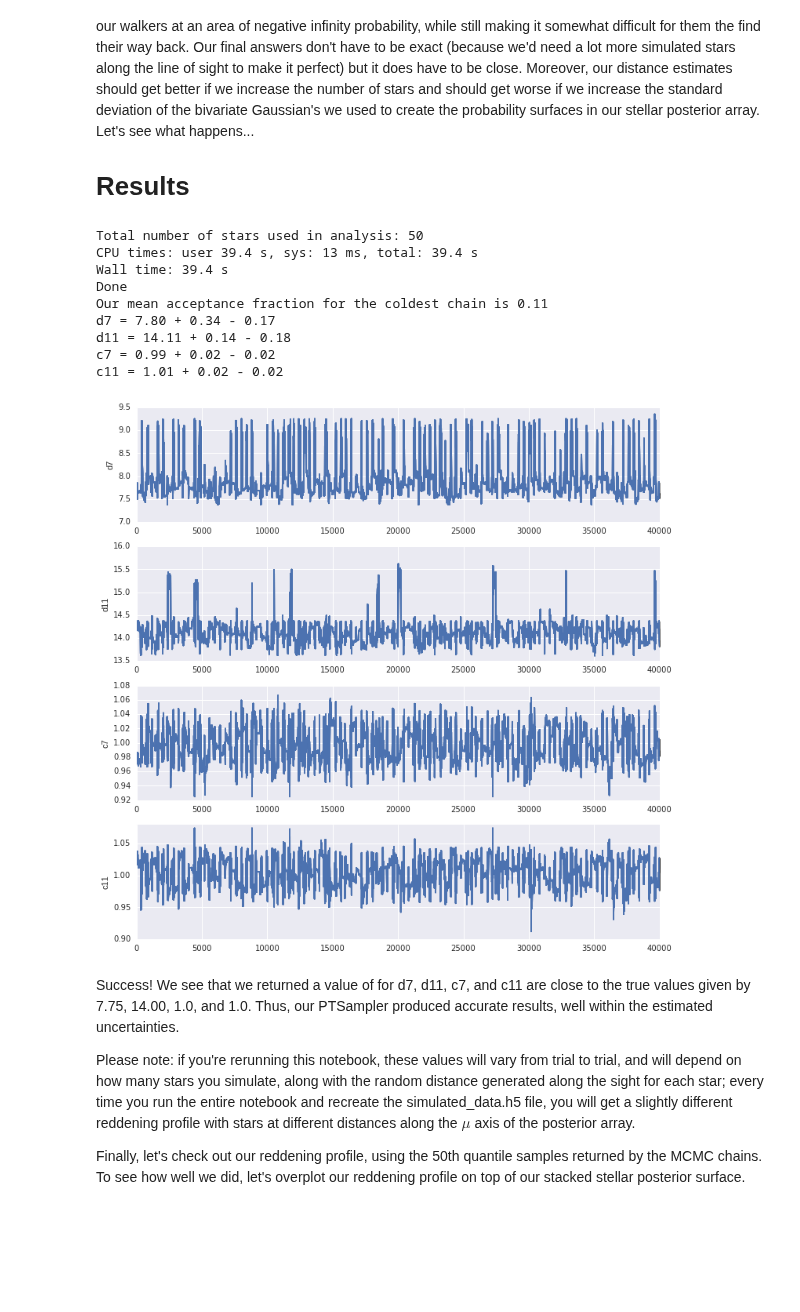
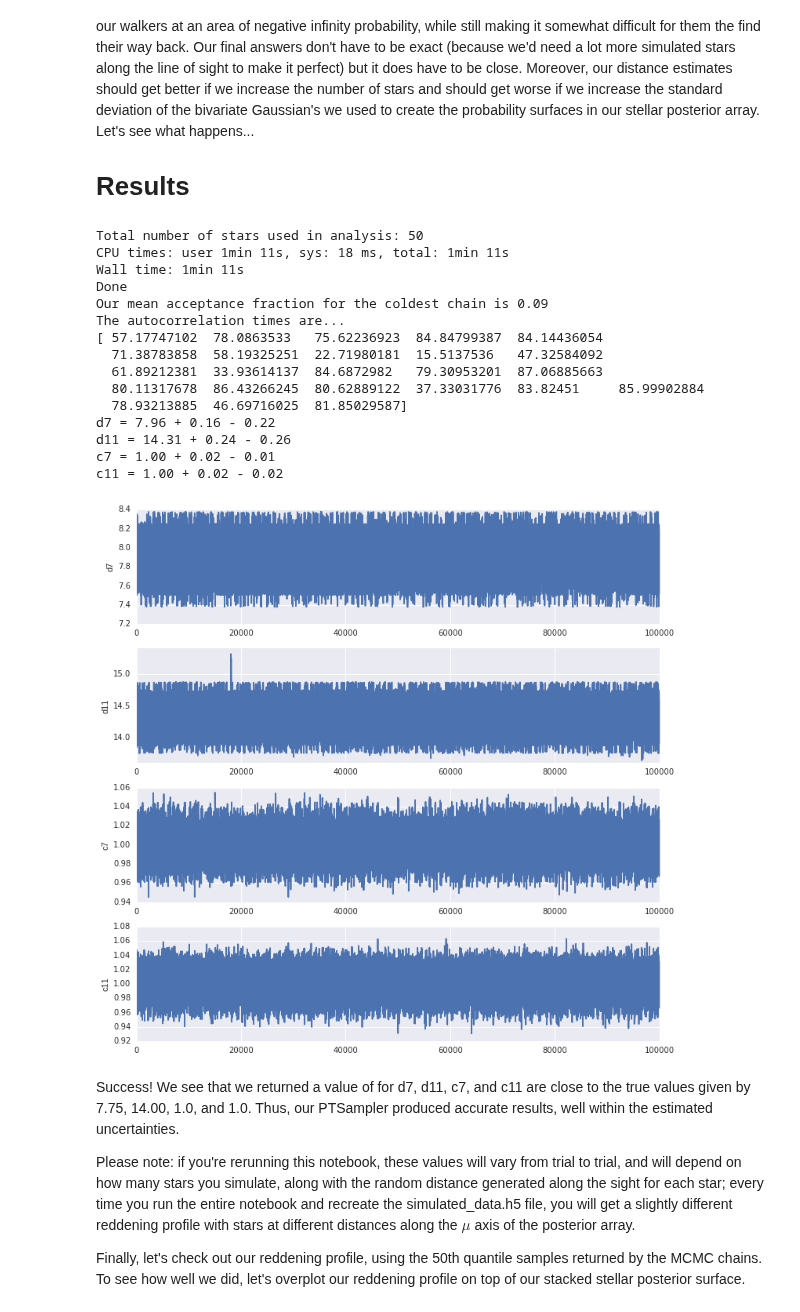
Before and after one commit to catherinezucker/dustcurve, a Jupyter notebook: model.ipynb, the cells around one changed output. Saved outputs shown, nothing was run; the diff lists cells and outputs as text; code cells hidden in the pictures; blank space fills up the shorter version.

Commit message:
added autocorrelation times; fixed the input arguments for plot_posterior

```diff
--- a/model.ipynb
+++ b/model.ipynb
@@ -171,7 +171,7 @@ warnings.filterwarnings("ignore", category=Warning, module="emcee")
 nslices=12
 ndim=24
 nwalkers = 100
-nsteps = 500
+nsteps = 1000
 ntemps=5
 
 #fetch the required likelihood and prior arguments for PTSampler
@@ -190,7 +190,12 @@ starting_positions = [[result + 1e-1*np.random.randn(ndim) for i in range(nwalke
 sampler = emcee.PTSampler(ntemps, nwalkers, ndim, model.log_likelihood, model.log_prior, loglargs=(ldata), logpargs=[pdata])
 
 #burn in, and save final positions for all parameters, which we'll then set off our walkers at for the "real" thing
-post_burn_pos, prob, state = sampler.run_mcmc(starting_positions, 200)
+post_burn_pos, prob, state = sampler.run_mcmc(starting_positions, 300)
+
+#use the autocorrelation times from the burnin run to set the thinning integer for the "real" run.
+#autocorr=sampler.get_autocorr_time()
+#autocorr_cold=autocorr[0,:]
+#thin_int=int(np.mean(autocorr_cold))
 sampler.reset()
 
 # run the sampler. We use iPython's %time directive to tell us
@@ -198,56 +203,67 @@ sampler.reset()
 %time sampler.run_mcmc(post_burn_pos, nsteps)
 print('Done')
 
-#Extract the coldest [beta=1] temperature chain from the sampler object; discard first 100 samples as burnin
-samples_cold = sampler.chain[0,:,100:,:]
+#Extract the coldest [beta=1] temperature chain from the sampler object
+samples_cold = sampler.chain[0,:,:,:]
 traces_cold = samples_cold.reshape(-1, ndim).T
 
 #check out acceptance fraction:
 print("Our mean acceptance fraction for the coldest chain is %.2f" % np.mean(sampler.acceptance_fraction[0]))
+
+#check out the autocorrelation times:
+print("The autocorrelation times are...")
+autocorr=sampler.get_autocorr_time()
+autocorr_cold=autocorr[0,:]
+print(autocorr_cold)
 
 #set up the figures to plot the hot chain
 fig, (ax_d7, ax_d11, ax_c7, ax_c11) = plt.subplots(4, figsize=(10,10))
 plt.tight_layout()
 ax_d7.set(ylabel='d7')
 ax_d11.set(ylabel='d11')
 ax_c7.set(ylabel='c7')
 ax_c11.set(ylabel='c11')
 
 #plot the chains for the first ten walkers
-for i in range(0,10):
-    sns.tsplot(traces_cold[6], ax=ax_d7)
-    sns.tsplot(traces_cold[10], ax=ax_d11)
-    sns.tsplot(traces_cold[18], ax=ax_c7)
-    sns.tsplot(traces_cold[22], ax=ax_c11)
+sns.tsplot(traces_cold[6], ax=ax_d7)
+sns.tsplot(traces_cold[10], ax=ax_d11)
+sns.tsplot(traces_cold[18], ax=ax_c7)
+sns.tsplot(traces_cold[22], ax=ax_c11)
 
 parameter_samples = pd.DataFrame({'d7': traces_cold[6], 'd11': traces_cold[10], 'c7': traces_cold[18], 'c11':traces_cold[22]})
 
 q = parameter_samples.quantile([0.16,0.50,0.84], axis=0)
 
 #what values do we get?
 print("d7 = {:.2f} + {:.2f} - {:.2f}".format(q['d7'][0.50],
                                             q['d7'][0.84]-q['d7'][0.50],
                                             q['d7'][0.50]-q['d7'][0.16]))
 print("d11 = {:.2f} + {:.2f} - {:.2f}".format(q['d11'][0.50],
                                             q['d11'][0.84]-q['d11'][0.50],
                                             q['d11'][0.50]-q['d11'][0.16]))
 print("c7 = {:.2f} + {:.2f} - {:.2f}".format(q['c7'][0.50],
                                             q['c7'][0.84]-q['c7'][0.50],
                                             q['c7'][0.50]-q['c7'][0.16]))
 print("c11 = {:.2f} + {:.2f} - {:.2f}".format(q['c11'][0.50],
                                             q['c11'][0.84]-q['c11'][0.50],
                                             q['c11'][0.50]-q['c11'][0.16]))
 # %% [output]
 Total number of stars used in analysis: 50
-CPU times: user 39.4 s, sys: 13 ms, total: 39.4 s
-Wall time: 39.4 s
+CPU times: user 1min 11s, sys: 18 ms, total: 1min 11s
+Wall time: 1min 11s
 Done
-Our mean acceptance fraction for the coldest chain is 0.11
-d7 = 7.80 + 0.34 - 0.17
-d11 = 14.11 + 0.14 - 0.18
-c7 = 0.99 + 0.02 - 0.02
-c11 = 1.01 + 0.02 - 0.02
+Our mean acceptance fraction for the coldest chain is 0.09
+The autocorrelation times are...
+[ 57.17747102  78.0863533   75.62236923  84.84799387  84.14436054
+  71.38783858  58.19325251  22.71980181  15.5137536   47.32584092
+  61.89212381  33.93614137  84.6872982   79.30953201  87.06885663
+  80.11317678  86.43266245  80.62889122  37.33031776  83.82451     85.99902884
+  78.93213885  46.69716025  81.85029587]
+d7 = 7.96 + 0.16 - 0.22
+d11 = 14.31 + 0.24 - 0.26
+c7 = 1.00 + 0.02 - 0.01
+c11 = 1.00 + 0.02 - 0.02
-[figure, old version]
+[figure, new version]
 # %% [markdown]
 Success! We see that we returned a value of for d7, d11, c7, and c11 are close to the true values given by 7.75, 14.00, 1.0, and 1.0. Thus, our PTSampler produced accurate results, well within the estimated uncertainties.
 
```
Also changed, not shown: parts of 2 cells of this notebook, 1 other file.
